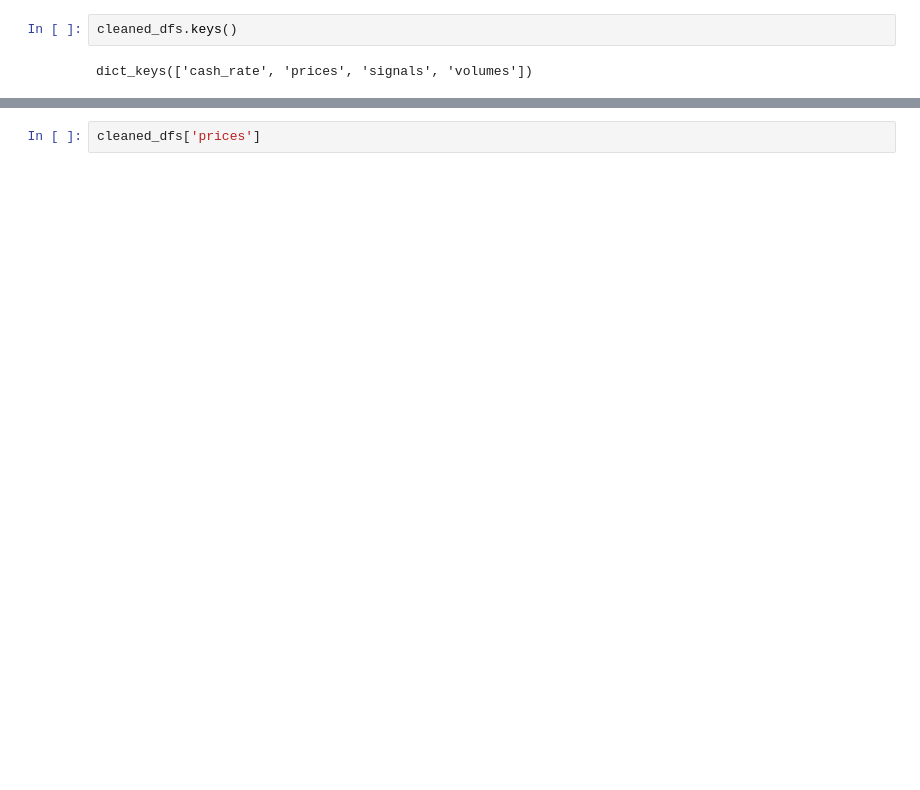
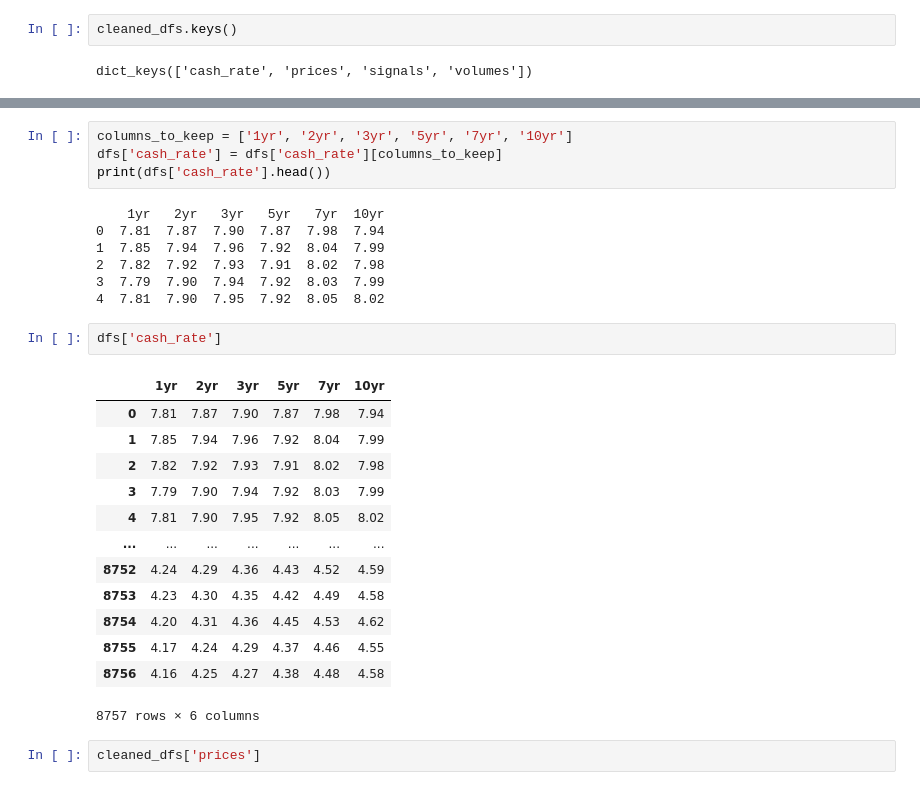
Before and after one commit to yashpincha/labubu-money, a Jupyter notebook: visualize.ipynb, the cells around one changed output, grey strips where cells are left out. Saved outputs shown, nothing was run; the diff lists cells and outputs as text; blank space fills up the shorter version.

```diff
--- a/visualize.ipynb
+++ b/visualize.ipynb
@@ -185,3 +215,30 @@ cleaned_dfs['cash_rate']
+# %%
+columns_to_keep = ['1yr', '2yr', '3yr', '5yr', '7yr', '10yr']
+dfs['cash_rate'] = dfs['cash_rate'][columns_to_keep]
+print(dfs['cash_rate'].head())
+# %% [output]
+    1yr   2yr   3yr   5yr   7yr  10yr
+0  7.81  7.87  7.90  7.87  7.98  7.94
+1  7.85  7.94  7.96  7.92  8.04  7.99
+2  7.82  7.92  7.93  7.91  8.02  7.98
+3  7.79  7.90  7.94  7.92  8.03  7.99
+4  7.81  7.90  7.95  7.92  8.05  8.02
+# %%
+dfs['cash_rate']
+# %% [output]
+|  | 1yr | 2yr | 3yr | 5yr | 7yr | 10yr |
+| 0 | 7.81 | 7.87 | 7.90 | 7.87 | 7.98 | 7.94 |
+| 1 | 7.85 | 7.94 | 7.96 | 7.92 | 8.04 | 7.99 |
+| 2 | 7.82 | 7.92 | 7.93 | 7.91 | 8.02 | 7.98 |
+| 3 | 7.79 | 7.90 | 7.94 | 7.92 | 8.03 | 7.99 |
+| 4 | 7.81 | 7.90 | 7.95 | 7.92 | 8.05 | 8.02 |
+| ... | ... | ... | ... | ... | ... | ... |
+| 8752 | 4.24 | 4.29 | 4.36 | 4.43 | 4.52 | 4.59 |
+| 8753 | 4.23 | 4.30 | 4.35 | 4.42 | 4.49 | 4.58 |
+| 8754 | 4.20 | 4.31 | 4.36 | 4.45 | 4.53 | 4.62 |
+| 8755 | 4.17 | 4.24 | 4.29 | 4.37 | 4.46 | 4.55 |
+| 8756 | 4.16 | 4.25 | 4.27 | 4.38 | 4.48 | 4.58 |
+8757 rows × 6 columns
 # %%
 cleaned_dfs['prices']
 # %% [output]
```
Also changed, not shown: parts of 8 cells of this notebook.
